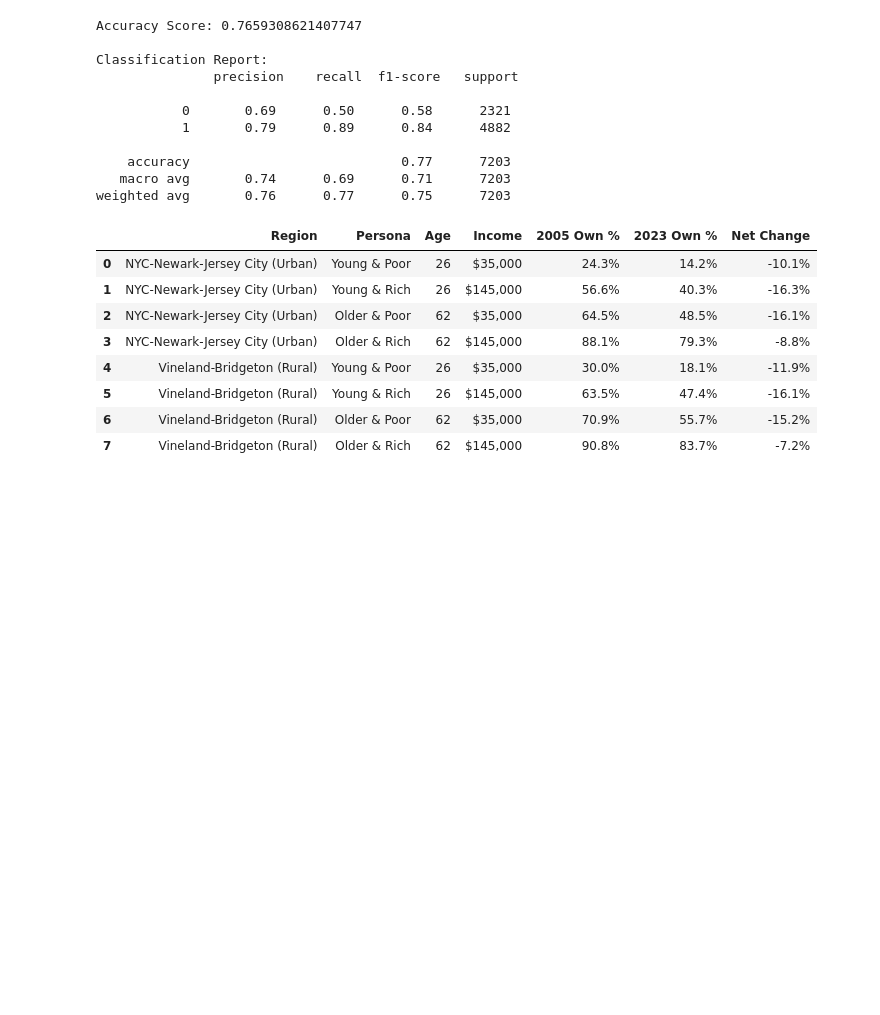
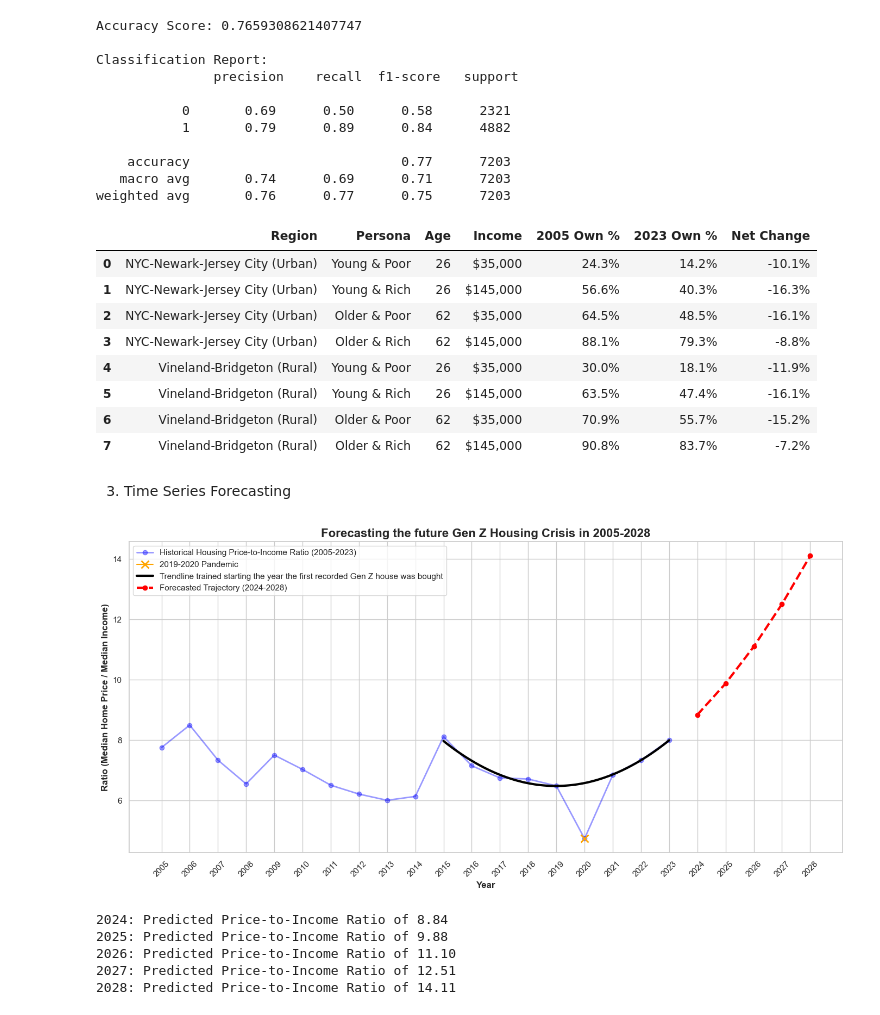
Before and after one commit to 123SmallBunny/CS439-project, a Jupyter notebook: notebooks/modeling.ipynb, the cells around one changed output. Cells and saved outputs as stored; diff of their text form; code cells hidden in the pictures; blank space fills up the shorter version.

Commit message:
model 3-4 added

```diff
--- a/notebooks/modeling.ipynb
+++ b/notebooks/modeling.ipynb
@@ -238,3 +238,77 @@ display(df_scenarios)
 | 5 | Vineland-Bridgeton (Rural) | Young & Rich | 26 | $145,000 | 63.5% | 47.4% | -16.1% |
 | 6 | Vineland-Bridgeton (Rural) | Older & Poor | 62 | $35,000 | 70.9% | 55.7% | -15.2% |
 | 7 | Vineland-Bridgeton (Rural) | Older & Rich | 62 | $145,000 | 90.8% | 83.7% | -7.2% |
+# %% [markdown]
+3. Time Series Forecasting
+# %%
+import pandas as pd
+import numpy as np
+import matplotlib.pyplot as plt
+import seaborn as sns
+import warnings
+warnings.filterwarnings('ignore')
+
+df = pd.read_csv('MERGED_GENERATIONS.csv')
+
+df_young_adults = df[(df['Age'] >= 22) & (df['Age'] <= 35)]
+
+yearly_data = df_young_adults.groupby('Year').agg({
+    'Adjusted_HH_Income': 'median',
+    'Adjusted_Estimated_Median_Home_Price': 'median'
+}).reset_index()
+
+yearly_data['Price_to_Income_Ratio'] = yearly_data['Adjusted_Estimated_Median_Home_Price'] / yearly_data['Adjusted_HH_Income']
+
+ts_data = yearly_data.set_index('Year')['Price_to_Income_Ratio']
+ts_data_visual = ts_data[(ts_data.index >= 2005) & (ts_data.index <= 2023)]
+
+# Training on EDA data where Generation Z first recorded house purchase was 2015 at 18 years old, drop 2020 covid
+ts_data_model = ts_data[(ts_data.index >= 2015) & (ts_data.index <= 2023) & (ts_data.index != 2020)]
+
+model_years = np.array(ts_data_model.index)
+model_ratios = ts_data_model.values
+
+weights = np.exp((model_years - model_years.min()) * 0.2)
+z = np.polyfit(model_years, model_ratios, 2, w=weights)
+trend_function = np.poly1d(z)
+
+smooth_years = np.linspace(model_years.min(), model_years.max(), 100)
+historical_curve = trend_function(smooth_years)
+
+forecast_steps = 5
+future_years = np.array(range(2024, 2024 + forecast_steps))
+forecast_ratios = trend_function(future_years)
+
+plt.figure(figsize=(14, 7))
+sns.set_theme(style="whitegrid")
+
+plt.plot(ts_data_visual.index, ts_data_visual.values, marker='o', color='blue', alpha=0.4, linewidth=2, label='Historical Housing Price-to-Income Ratio (2005-2023)')
+
+if 2020 in ts_data_visual.index:
+    plt.plot(2020, ts_data_visual.loc[2020], marker='x', color='orange', markersize=10, mew=2, label='2019-2020 Pandemic')
+
+plt.plot(smooth_years, historical_curve, color='black', linewidth=3, label='Trendline trained starting the year the first recorded Gen Z house was bought')
+plt.plot(future_years, forecast_ratios, marker='o', color='red', linestyle='--', linewidth=3, label='Forecasted Trajectory (2024-2028)')
+
+plt.title("Forecasting the future Gen Z Housing Crisis in 2005-2028", fontsize=16, fontweight='bold')
+plt.xlabel("Year", fontsize=12, fontweight='bold')
+plt.ylabel("Ratio (Median Home Price / Median Income)", fontsize=12, fontweight='bold')
+
+all_years = list(range(2005, 2024 + forecast_steps))
+plt.xticks(all_years, rotation=45)
+plt.legend(loc='upper left')
+
+plt.tight_layout()
+plt.savefig('Forecasting_Gen_Z_Housing.png')
+plt.show()
+
+
+for year, value in zip(future_years, forecast_ratios):
+    print(f"{year}: Predicted Price-to-Income Ratio of {value:.2f}")
+# %% [output]
+[figure, added]
+2024: Predicted Price-to-Income Ratio of 8.84
+2025: Predicted Price-to-Income Ratio of 9.88
+2026: Predicted Price-to-Income Ratio of 11.10
+2027: Predicted Price-to-Income Ratio of 12.51
+2028: Predicted Price-to-Income Ratio of 14.11
```
Also changed, not shown: 3 other files.
